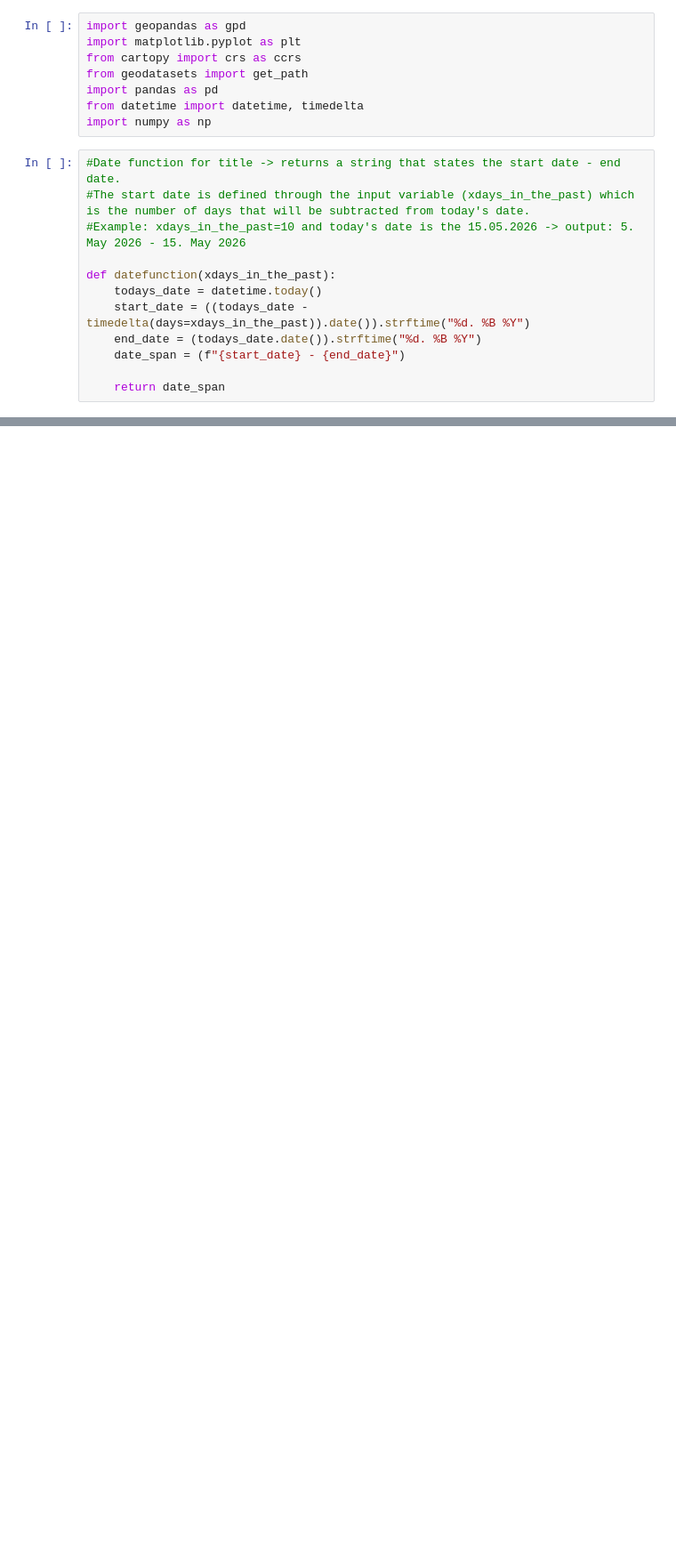
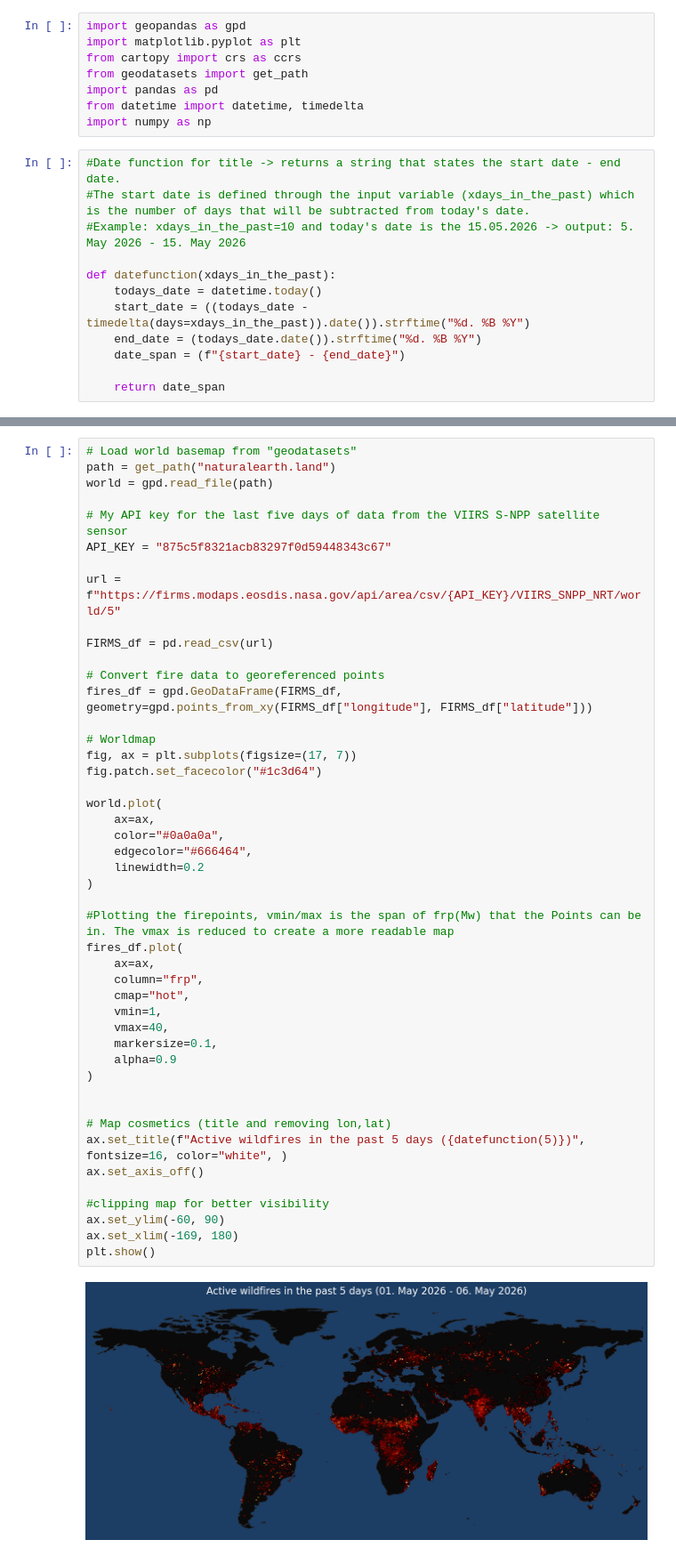
Before and after one commit to kaimuelle/Wildfires-Project, a Jupyter notebook: Notebook_wildfires.ipynb, the cells around one changed output, grey strips where cells are left out. Shown at 89% size. Cells and saved outputs as stored; diff of their text form; blank space fills up the shorter version.

Commit message:
Adjusted Pointdata map (background and colouring)

```diff
--- a/Notebook_wildfires.ipynb
+++ b/Notebook_wildfires.ipynb
@@ -68,0 +71,48 @@ plt.show()
+# %%
+# Load world basemap from "geodatasets"
+path = get_path("naturalearth.land")
+world = gpd.read_file(path)
+
+# My API key for the last five days of data from the VIIRS S-NPP satellite sensor
+API_KEY = "875c5f8321acb83297f0d59448343c67"
+
+url = f"https://firms.modaps.eosdis.nasa.gov/api/area/csv/{API_KEY}/VIIRS_SNPP_NRT/world/5"
+
+FIRMS_df = pd.read_csv(url)
+
+# Convert fire data to georeferenced points
+fires_df = gpd.GeoDataFrame(FIRMS_df, geometry=gpd.points_from_xy(FIRMS_df["longitude"], FIRMS_df["latitude"]))
+
+# Worldmap
+fig, ax = plt.subplots(figsize=(17, 7))
+fig.patch.set_facecolor("#1c3d64")
+
+world.plot(
+    ax=ax,
+    color="#0a0a0a",
+    edgecolor="#666464",
+    linewidth=0.2
+)
+
+#Plotting the firepoints, vmin/max is the span of frp(Mw) that the Points can be in. The vmax is reduced to create a more readable map
+fires_df.plot(
+    ax=ax,
+    column="frp",
+    cmap="hot",
+    vmin=1,
+    vmax=40,
+    markersize=0.1,
+    alpha=0.9
+)
+
+
+# Map cosmetics (title and removing lon,lat)
+ax.set_title(f"Active wildfires in the past 5 days ({datefunction(5)})", fontsize=16, color="white", )
+ax.set_axis_off()
+
+#clipping map for better visibility
+ax.set_ylim(-60, 90)
+ax.set_xlim(-169, 180)
+plt.show()
+# %% [output]
+[figure, added]
```
Also changed, not shown: parts of 3 cells of this notebook.
